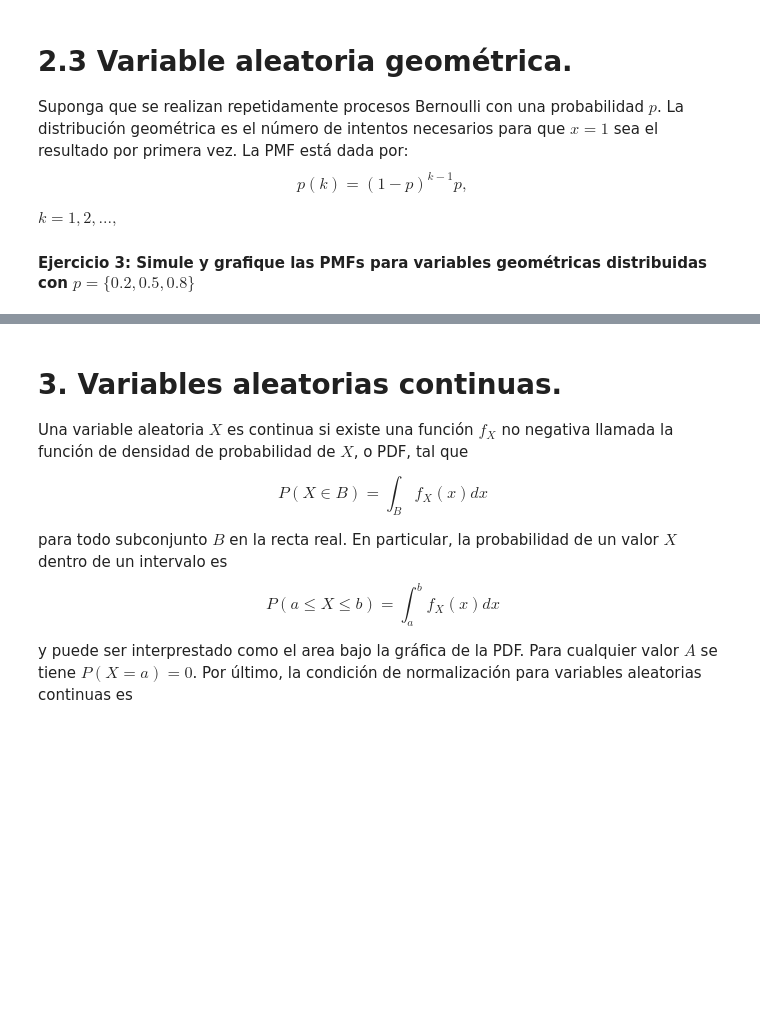
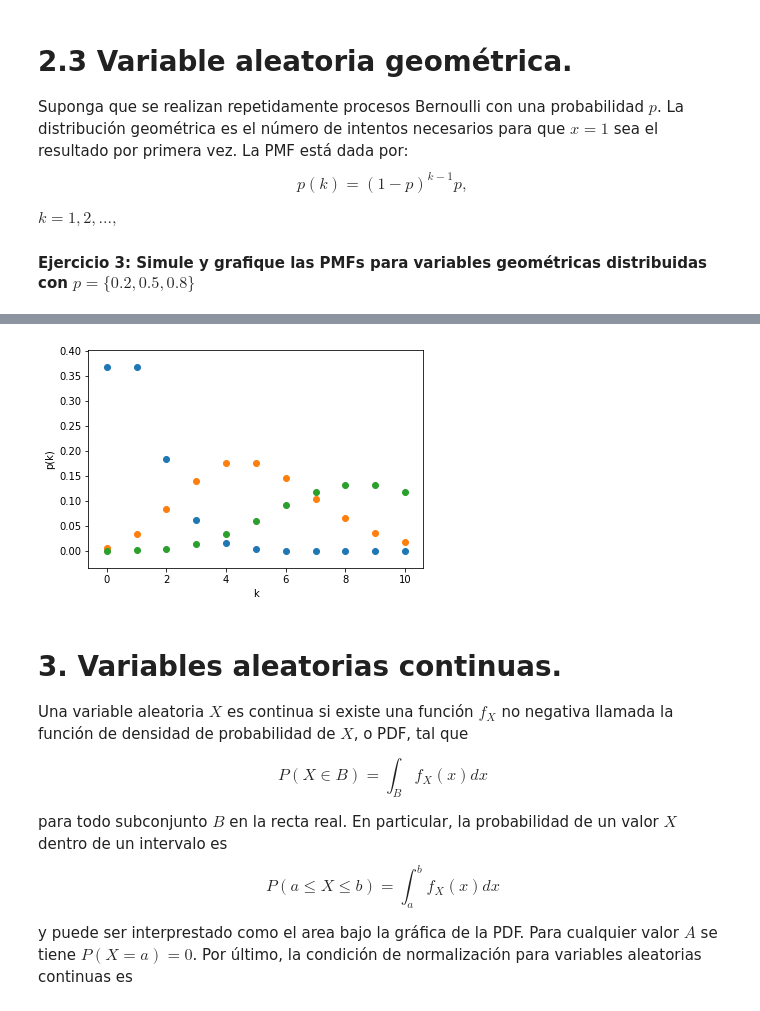
Before and after one commit to Cpicon/DataSciencePythonCourse, a Jupyter notebook: 7Estadistica/1_VariablesContinuasyDiscretas.ipynb, the cells around one changed output, grey strips where cells are left out. Cells and saved outputs as stored; diff of their text form; code cells hidden in the pictures; blank space fills up the shorter version.

```diff
--- a/7Estadistica/1_VariablesContinuasyDiscretas.ipynb
+++ b/7Estadistica/1_VariablesContinuasyDiscretas.ipynb
@@ -81,6 +178,34 @@ p(k)=e^{-k} \frac{\lambda^k}{k!}
 para $k=0,1,2,...$
 
 #### Ejercicio 4: Simule y grafique las PMFs para variables geométricas distribuidas con $\lambda=\{1,5,9\}$
+# %%
+def poisson(l,k):
+    return np.exp(-l)*l**k/np.math.factorial(k)
+
+l=1
+k=np.array([0,1,2,3,4,5,6,7,8,9,10])
+res=[poisson(l,k_)for k_ in k]
+plt.scatter(k,res)
+
+l=5
+k=np.array([0,1,2,3,4,5,6,7,8,9,10])
+res=[poisson(l,k_)for k_ in k]
+plt.scatter(k,res)
+
+l=9
+k=np.array([0,1,2,3,4,5,6,7,8,9,10])
+res=[poisson(l,k_)for k_ in k]
+plt.scatter(k,res)
+plt.xlabel('k')
+plt.ylabel('p(k)')
+
+plt.show()
+
+
+#Cual es la probabilidad de que tengamos k llegadas en un intervalo de tiempo
+# dado que tenemos una tasa de llegadas en ese mismo intervalo de tiempo de 5.
+# %% [output]
+[figure, added]
 # %% [markdown]
 # 3. Variables aleatorias continuas.
 
```
Also changed, not shown: parts of 18 cells of this notebook, 2 other files.
